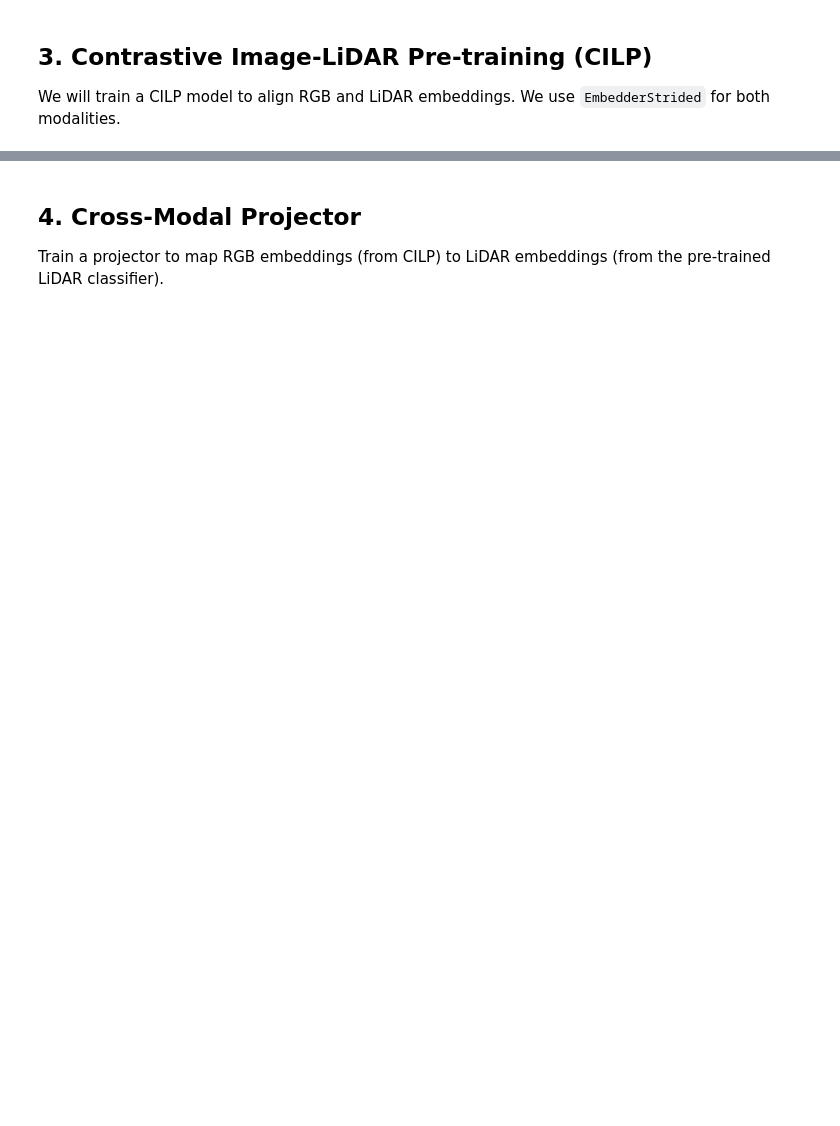
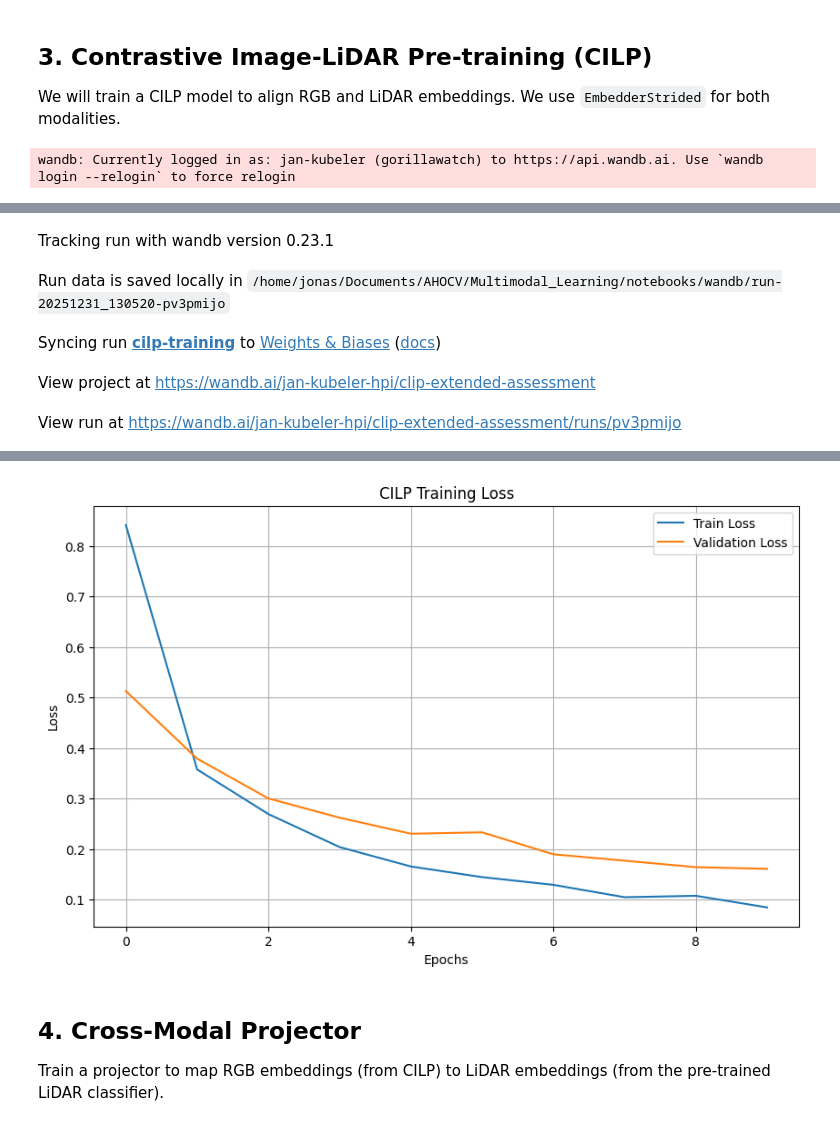
Before and after one commit to jkubuni/Multimodal_Learning, a Jupyter notebook: notebooks/04_final_assessment.ipynb, the cells around one changed output, grey strips where cells are left out. Cells and saved outputs as stored; diff of their text form; code cells hidden in the pictures; blank space fills up the shorter version.

```diff
--- a/notebooks/04_final_assessment.ipynb
+++ b/notebooks/04_final_assessment.ipynb
@@ -43,8 +46,7 @@ from src.training import train_classifier, train_cilp, train_projector
 from src.visualization import plot_losses
 
 
-BATCH_SIZE = 64
-EPOCHS = 15
+BATCH_SIZE = 32
 WANDB_ENTITY = "jan-kubeler-hpi"
 WANDB_PROJECT = "clip-extended-assessment"
 device = torch.device("cuda" if torch.cuda.is_available() else "cpu")
@@ -149,10 +162,10 @@ We first need a pre-trained LiDAR classifier to act as our target for the cross-
 # %%
 lidar_cnn = EmbedderStrided(in_ch=4, out_dim=2).to(device)
-optimizer_lidar = Adam(lidar_cnn.parameters(), lr=0.0005)
+optimizer_lidar = Adam(lidar_cnn.parameters(), lr=0.0001)
 criterion_lidar = nn.CrossEntropyLoss()
 
 # Train LiDAR Classifier
-lidar_cnn = train_classifier(lidar_cnn, train_loader, optimizer_lidar, criterion_lidar, epochs=EPOCHS, device=device)
+lidar_cnn = train_classifier(lidar_cnn, train_loader, optimizer_lidar, criterion_lidar, epochs=5, device=device)
 
 # Freeze LiDAR CNN
 for param in lidar_cnn.parameters():
@@ -164,18 +185,18 @@ print("LiDAR Classifier trained and frozen.")
 We will train a CILP model to align RGB and LiDAR embeddings. We use `EmbedderStrided` for both modalities.
 # %%
 CILP_EMB_SIZE = 200
-cilp_model = ContrastivePretraining(embedding_size=CILP_EMB_SIZE).to(device)
+cilp_model = ContrastivePretraining(embedding_size=CILP_EMB_SIZE, embedder_type='strided').to(device)
 # %%
 wandb.init(project="clip-extended-assessment", name="cilp-training", entity="jan-kubeler-hpi", config={
     "task": "CILP",
     "embedding_size": CILP_EMB_SIZE,
     "batch_size": BATCH_SIZE,
     "learning_rate": 0.0001,
-    "epochs": 15
+    "epochs": 10
 })
 
 optimizer_cilp = Adam(cilp_model.parameters(), lr=0.0001)
-train_losses, valid_losses = train_cilp(cilp_model, train_loader, val_loader, optimizer_cilp, epochs=EPOCHS, device=device, use_wandb=True)
+train_losses, valid_losses = train_cilp(cilp_model, train_loader, val_loader, optimizer_cilp, epochs=10, device=device, use_wandb=True)
 
 # Plot
 plot_losses(train_losses, valid_losses, title="CILP Training Loss")
@@ -183,3 +204,5 @@ plot_losses(train_losses, valid_losses, title="CILP Training Loss")
 # Freeze CILP
 for param in cilp_model.parameters():
     param.requires_grad = False
+# %% [output]
+wandb: Currently logged in as: jan-kubeler (gorillawatch) to https://api.wandb.ai. Use `wandb login --relogin` to force relogin
@@ -185,0 +210,5 @@ for param in cilp_model.parameters():
+Tracking run with wandb version 0.23.1
+Run data is saved locally in /home/jonas/Documents/AHOCV/Multimodal_Learning/notebooks/wandb/run-20251231_130520-pv3pmijo
+Syncing run cilp-training to Weights & Biases (docs)
+View project at https://wandb.ai/jan-kubeler-hpi/clip-extended-assessment
+View run at https://wandb.ai/jan-kubeler-hpi/clip-extended-assessment/runs/pv3pmijo
@@ -186,3 +226,4 @@ for param in cilp_model.parameters():
+[figure, added]
 # %% [markdown]
 ## 4. Cross-Modal Projector
 Train a projector to map RGB embeddings (from CILP) to LiDAR embeddings (from the pre-trained LiDAR classifier).
```
Also changed, not shown: parts of 11 cells of this notebook, 3 other files.
